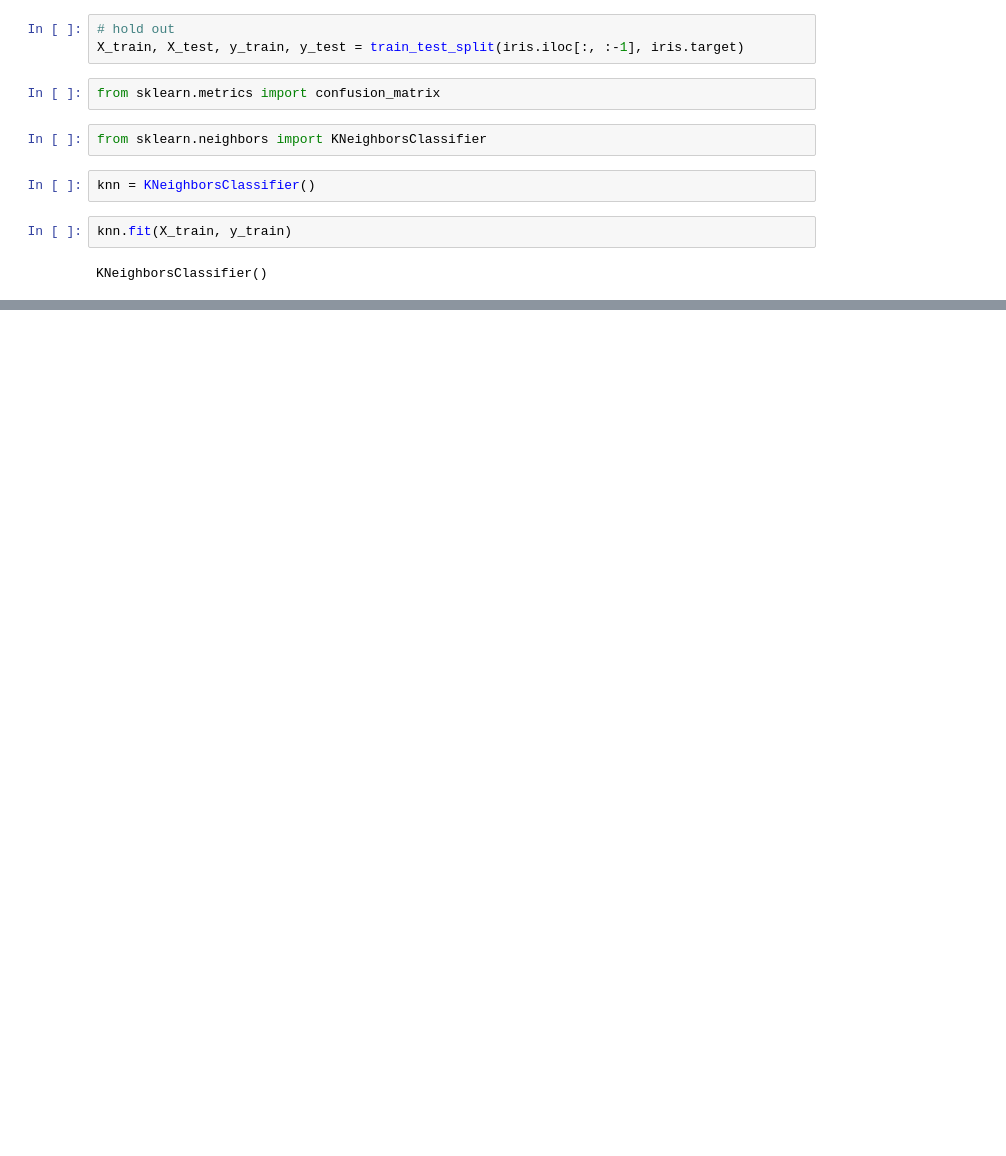
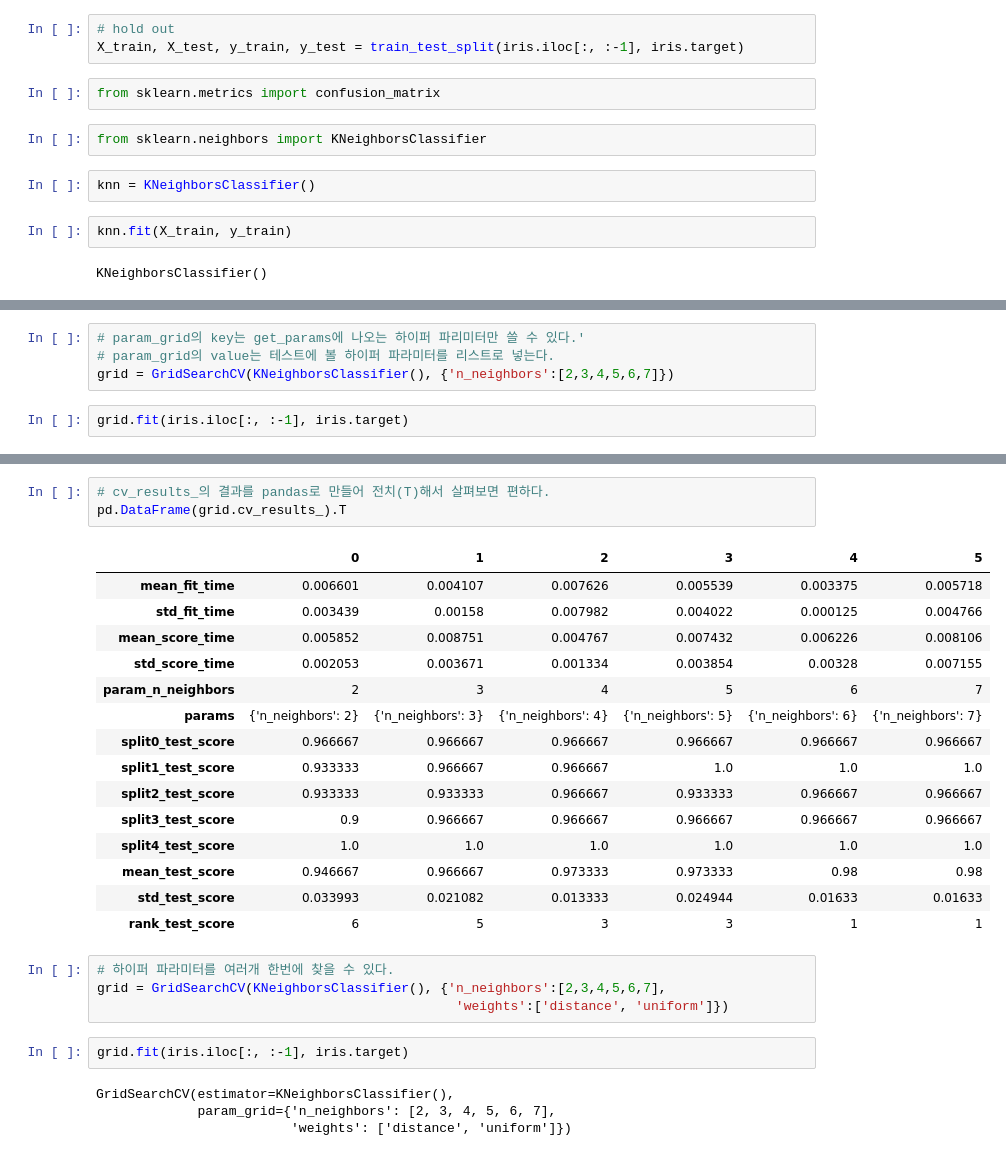
Before and after one commit to kimberlyydanij/python_demo, a Jupyter notebook: python_32_기계학습_하이퍼_파라미터.ipynb, the cells around one changed output, grey strips where cells are left out. Saved outputs shown, nothing was run; the diff lists cells and outputs as text; blank space fills up the shorter version.

```diff
--- a/python_32_기계학습_하이퍼_파라미터.ipynb
+++ b/python_32_기계학습_하이퍼_파라미터.ipynb
@@ -138,0 +272,6 @@ Confusion matrix에 기반하여 다음과 같은 모델의 성능 지표가 있
+# %%
+# param_grid의 key는 get_params에 나오는 하이퍼 파리미터만 쓸 수 있다.'
+# param_grid의 value는 테스트에 볼 하이퍼 파라미터를 리스트로 넣는다.
+grid = GridSearchCV(KNeighborsClassifier(), {'n_neighbors':[2,3,4,5,6,7]})
+# %%
+grid.fit(iris.iloc[:, :-1], iris.target)
@@ -138,0 +312,29 @@ Confusion matrix에 기반하여 다음과 같은 모델의 성능 지표가 있
+# %%
+# cv_results_의 결과를 pandas로 만들어 전치(T)해서 살펴보면 편하다.
+pd.DataFrame(grid.cv_results_).T
+# %% [output]
+|  | 0 | 1 | 2 | 3 | 4 | 5 |
+| mean_fit_time | 0.006601 | 0.004107 | 0.007626 | 0.005539 | 0.003375 | 0.005718 |
+| std_fit_time | 0.003439 | 0.00158 | 0.007982 | 0.004022 | 0.000125 | 0.004766 |
+| mean_score_time | 0.005852 | 0.008751 | 0.004767 | 0.007432 | 0.006226 | 0.008106 |
+| std_score_time | 0.002053 | 0.003671 | 0.001334 | 0.003854 | 0.00328 | 0.007155 |
+| param_n_neighbors | 2 | 3 | 4 | 5 | 6 | 7 |
+| params | {'n_neighbors': 2} | {'n_neighbors': 3} | {'n_neighbors': 4} | {'n_neighbors': 5} | {'n_neighbors': 6} | {'n_neighbors': 7} |
+| split0_test_score | 0.966667 | 0.966667 | 0.966667 | 0.966667 | 0.966667 | 0.966667 |
+| split1_test_score | 0.933333 | 0.966667 | 0.966667 | 1.0 | 1.0 | 1.0 |
+| split2_test_score | 0.933333 | 0.933333 | 0.966667 | 0.933333 | 0.966667 | 0.966667 |
+| split3_test_score | 0.9 | 0.966667 | 0.966667 | 0.966667 | 0.966667 | 0.966667 |
+| split4_test_score | 1.0 | 1.0 | 1.0 | 1.0 | 1.0 | 1.0 |
+| mean_test_score | 0.946667 | 0.966667 | 0.973333 | 0.973333 | 0.98 | 0.98 |
+| std_test_score | 0.033993 | 0.021082 | 0.013333 | 0.024944 | 0.01633 | 0.01633 |
+| rank_test_score | 6 | 5 | 3 | 3 | 1 | 1 |
+# %%
+# 하이퍼 파라미터를 여러개 한번에 찾을 수 있다.
+grid = GridSearchCV(KNeighborsClassifier(), {'n_neighbors':[2,3,4,5,6,7],
+                                              'weights':['distance', 'uniform']})
+# %%
+grid.fit(iris.iloc[:, :-1], iris.target)
+# %% [output]
+GridSearchCV(estimator=KNeighborsClassifier(),
+             param_grid={'n_neighbors': [2, 3, 4, 5, 6, 7],
+                         'weights': ['distance', 'uniform']})
```
Also changed, not shown: parts of 62 cells of this notebook.
